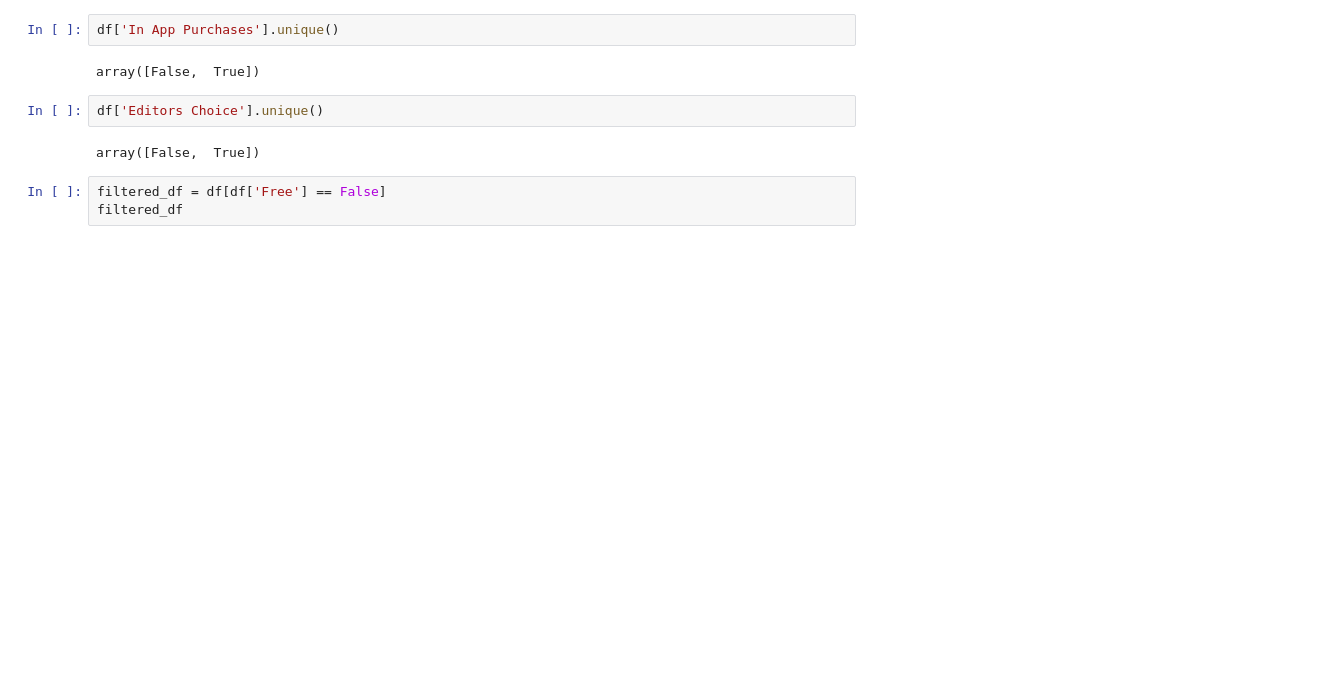
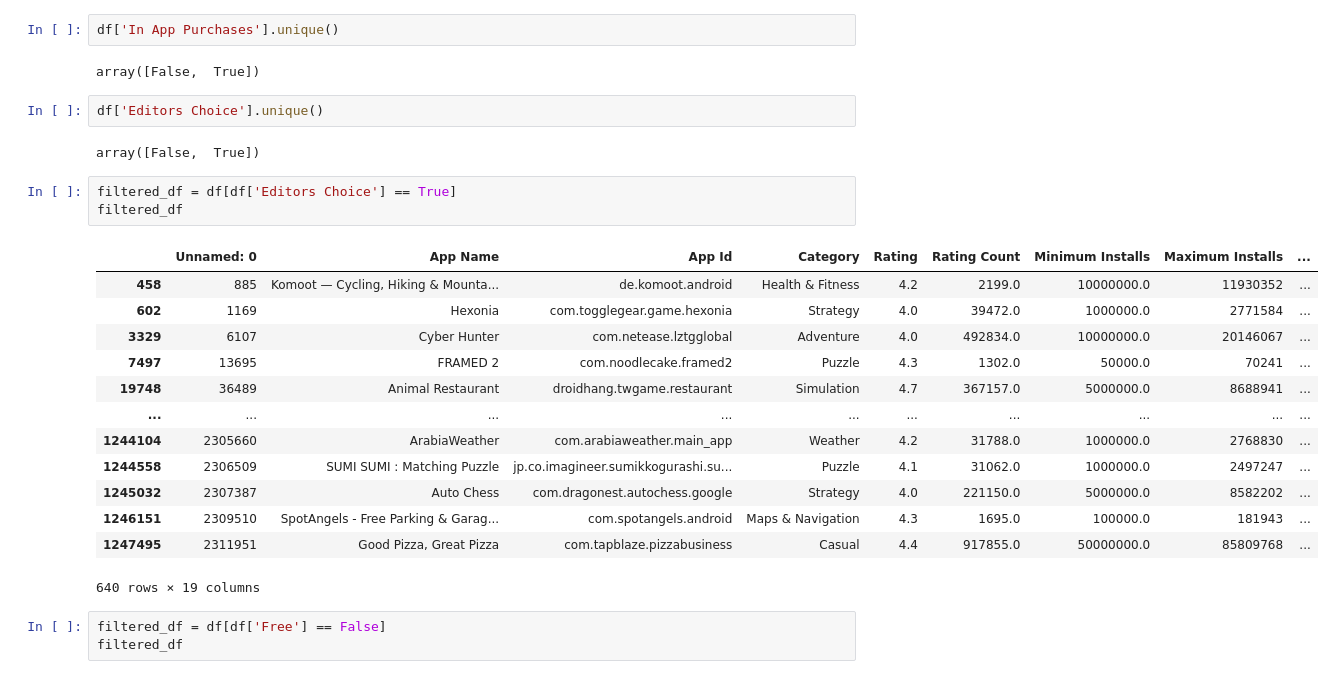
Before and after one commit to valmikGit/Data-Visualization, a Jupyter notebook: Assignment 2/Part 2 Treemap visualization/playstore.ipynb, the cells around one changed output. Saved outputs shown, nothing was run; the diff lists cells and outputs as text; blank space fills up the shorter version.

```diff
--- a/Assignment 2/Part 2 Treemap visualization/playstore.ipynb
+++ b/Assignment 2/Part 2 Treemap visualization/playstore.ipynb
@@ -72,6 +75,23 @@ array([False,  True])
 df['Editors Choice'].unique()
 # %% [output]
 array([False,  True])
+# %%
+filtered_df = df[df['Editors Choice'] == True]
+filtered_df
+# %% [output]
+|  | Unnamed: 0 | App Name | App Id | Category | Rating | Rating Count | Minimum Installs | Maximum Installs | ... |
+| 458 | 885 | Komoot — Cycling, Hiking & Mounta... | de.komoot.android | Health & Fitness | 4.2 | 2199.0 | 10000000.0 | 11930352 | ... |
+| 602 | 1169 | Hexonia | com.togglegear.game.hexonia | Strategy | 4.0 | 39472.0 | 1000000.0 | 2771584 | ... |
+| 3329 | 6107 | Cyber Hunter | com.netease.lztgglobal | Adventure | 4.0 | 492834.0 | 10000000.0 | 20146067 | ... |
+| 7497 | 13695 | FRAMED 2 | com.noodlecake.framed2 | Puzzle | 4.3 | 1302.0 | 50000.0 | 70241 | ... |
+| 19748 | 36489 | Animal Restaurant | droidhang.twgame.restaurant | Simulation | 4.7 | 367157.0 | 5000000.0 | 8688941 | ... |
+| ... | ... | ... | ... | ... | ... | ... | ... | ... | ... |
+| 1244104 | 2305660 | ArabiaWeather | com.arabiaweather.main_app | Weather | 4.2 | 31788.0 | 1000000.0 | 2768830 | ... |
+| 1244558 | 2306509 | SUMI SUMI : Matching Puzzle | jp.co.imagineer.sumikkogurashi.su... | Puzzle | 4.1 | 31062.0 | 1000000.0 | 2497247 | ... |
+| 1245032 | 2307387 | Auto Chess | com.dragonest.autochess.google | Strategy | 4.0 | 221150.0 | 5000000.0 | 8582202 | ... |
+| 1246151 | 2309510 | SpotAngels - Free Parking & Garag... | com.spotangels.android | Maps & Navigation | 4.3 | 1695.0 | 100000.0 | 181943 | ... |
+| 1247495 | 2311951 | Good Pizza, Great Pizza | com.tapblaze.pizzabusiness | Casual | 4.4 | 917855.0 | 50000000.0 | 85809768 | ... |
+640 rows × 19 columns
 # %%
 filtered_df = df[df['Free'] == False]
 filtered_df
```
Also changed, not shown: parts of 1 cell of this notebook, 3 other files.
